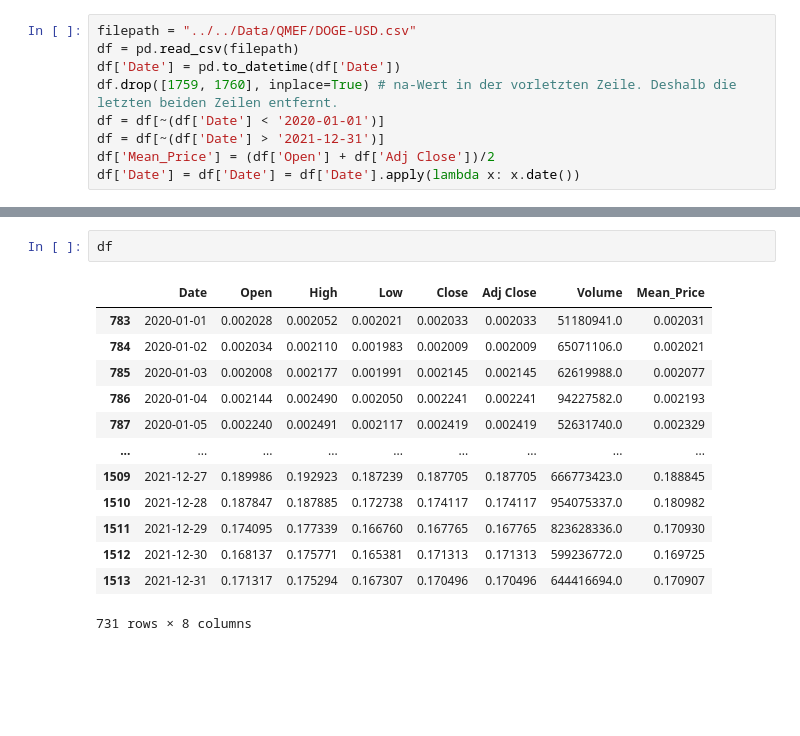
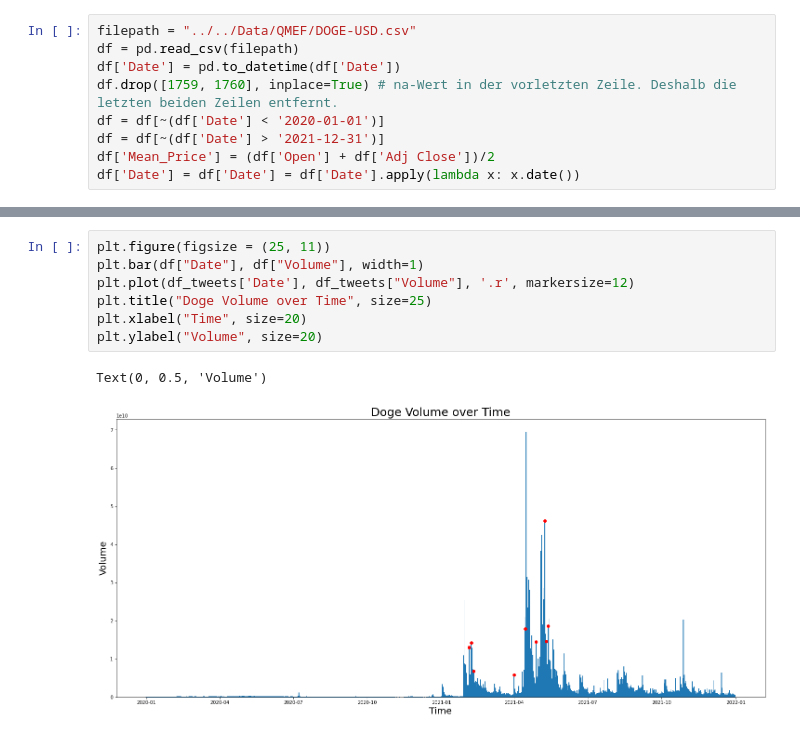
Before and after one commit to Zin9zan9/QMEF, a Jupyter notebook: doge_usd_cleaning.ipynb, the cells around one changed output, grey strips where cells are left out. Drawn from its saved outputs; the diff is of its cells as text; blank space fills up the shorter version.

```diff
--- a/doge_usd_cleaning.ipynb
+++ b/doge_usd_cleaning.ipynb
@@ -59,16 +50,10 @@ Text(0, 0.5, '$ Price')
-# %%
-df
-# %% [output]
-|  | Date | Open | High | Low | Close | Adj Close | Volume | Mean_Price |
-| 783 | 2020-01-01 | 0.002028 | 0.002052 | 0.002021 | 0.002033 | 0.002033 | 51180941.0 | 0.002031 |
-| 784 | 2020-01-02 | 0.002034 | 0.002110 | 0.001983 | 0.002009 | 0.002009 | 65071106.0 | 0.002021 |
-| 785 | 2020-01-03 | 0.002008 | 0.002177 | 0.001991 | 0.002145 | 0.002145 | 62619988.0 | 0.002077 |
-| 786 | 2020-01-04 | 0.002144 | 0.002490 | 0.002050 | 0.002241 | 0.002241 | 94227582.0 | 0.002193 |
-| 787 | 2020-01-05 | 0.002240 | 0.002491 | 0.002117 | 0.002419 | 0.002419 | 52631740.0 | 0.002329 |
-| ... | ... | ... | ... | ... | ... | ... | ... | ... |
-| 1509 | 2021-12-27 | 0.189986 | 0.192923 | 0.187239 | 0.187705 | 0.187705 | 666773423.0 | 0.188845 |
-| 1510 | 2021-12-28 | 0.187847 | 0.187885 | 0.172738 | 0.174117 | 0.174117 | 954075337.0 | 0.180982 |
-| 1511 | 2021-12-29 | 0.174095 | 0.177339 | 0.166760 | 0.167765 | 0.167765 | 823628336.0 | 0.170930 |
-| 1512 | 2021-12-30 | 0.168137 | 0.175771 | 0.165381 | 0.171313 | 0.171313 | 599236772.0 | 0.169725 |
-| 1513 | 2021-12-31 | 0.171317 | 0.175294 | 0.167307 | 0.170496 | 0.170496 | 644416694.0 | 0.170907 |
-731 rows × 8 columns
+# %%
+plt.figure(figsize = (25, 11))
+plt.bar(df["Date"], df["Volume"], width=1)
+plt.plot(df_tweets['Date'], df_tweets["Volume"], '.r', markersize=12)
+plt.title("Doge Volume over Time", size=25)
+plt.xlabel("Time", size=20)
+plt.ylabel("Volume", size=20)
+# %% [output]
+Text(0, 0.5, 'Volume')
+[figure, added]
```
Also changed, not shown: parts of 4 cells of this notebook, 1 other file.
